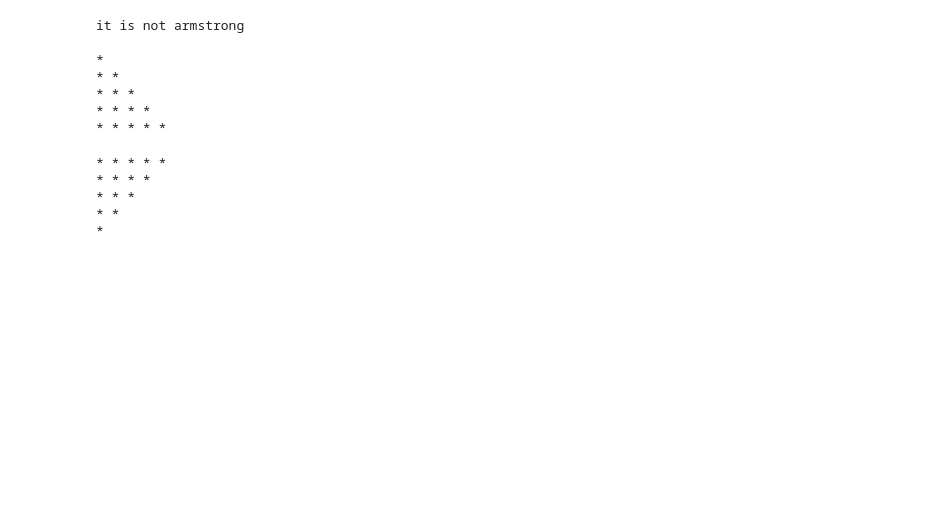
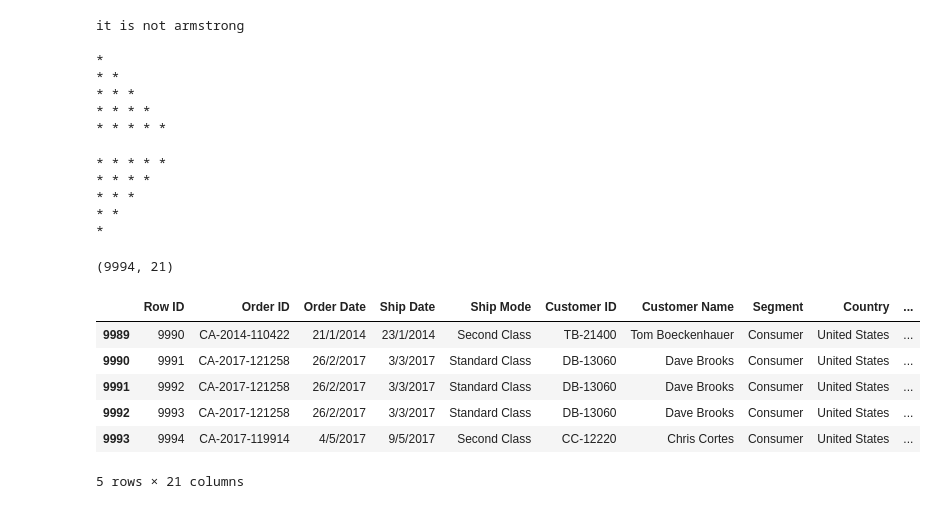
Before and after one commit to jayanthn2703/pythonPractice, a Jupyter notebook: loops.ipynb, the cells around one changed output. Cells and saved outputs as stored; diff of their text form; code cells hidden in the pictures; blank space fills up the shorter version.

```diff
--- a/loops.ipynb
+++ b/loops.ipynb
@@ -784,0 +910,14 @@ for i in range(n,0,-1):
+# %%
+df.shape
+# %% [output]
+(9994, 21)
+# %%
+df.tail()
+# %% [output]
+|  | Row ID | Order ID | Order Date | Ship Date | Ship Mode | Customer ID | Customer Name | Segment | Country | ... |
+| 9989 | 9990 | CA-2014-110422 | 21/1/2014 | 23/1/2014 | Second Class | TB-21400 | Tom Boeckenhauer | Consumer | United States | ... |
+| 9990 | 9991 | CA-2017-121258 | 26/2/2017 | 3/3/2017 | Standard Class | DB-13060 | Dave Brooks | Consumer | United States | ... |
+| 9991 | 9992 | CA-2017-121258 | 26/2/2017 | 3/3/2017 | Standard Class | DB-13060 | Dave Brooks | Consumer | United States | ... |
+| 9992 | 9993 | CA-2017-121258 | 26/2/2017 | 3/3/2017 | Standard Class | DB-13060 | Dave Brooks | Consumer | United States | ... |
+| 9993 | 9994 | CA-2017-119914 | 4/5/2017 | 9/5/2017 | Second Class | CC-12220 | Chris Cortes | Consumer | United States | ... |
+5 rows × 21 columns
```
Also changed, not shown: parts of 46 cells of this notebook, 1 other file.
